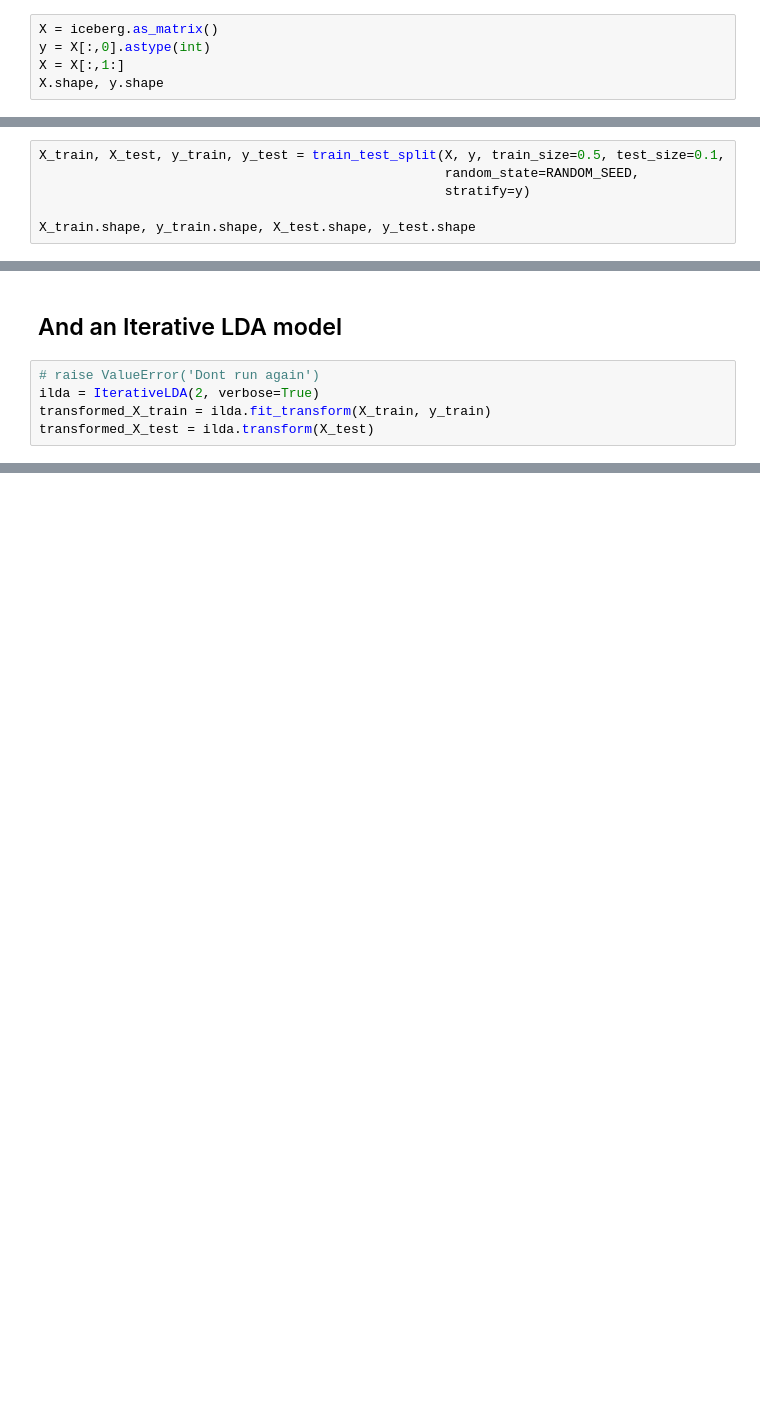
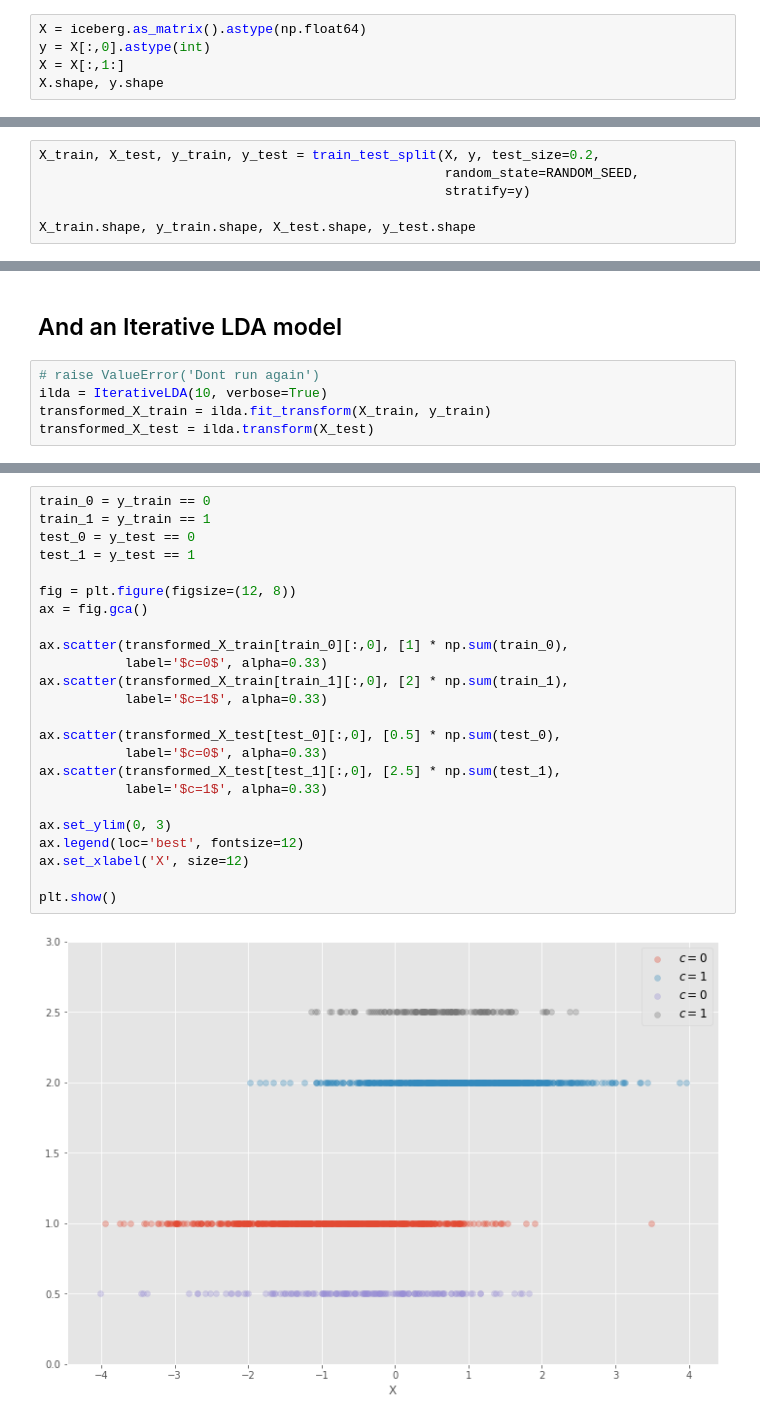
Before and after one commit to guydav/minerva, a Jupyter notebook: notebooks/CS156/0.X Final Project - Iceberg Kaggle.ipynb, the cells around one changed output, grey strips where cells are left out. Cells and saved outputs as stored; diff of their text form; blank space fills up the shorter version.

Commit message:
CS156 WIP on visualizations, mostly

```diff
--- a/notebooks/CS156/0.X Final Project - Iceberg Kaggle.ipynb
+++ b/notebooks/CS156/0.X Final Project - Iceberg Kaggle.ipynb
@@ -67,7 +95,7 @@ cols = iceberg.columns.tolist()
 cols = cols[1:2] + cols[0:1] + cols[2:]
 iceberg = iceberg[cols]
 # %%
-X = iceberg.as_matrix()
+X = iceberg.as_matrix().astype(np.float64)
 y = X[:,0].astype(int)
 X = X[:,1:]
 X.shape, y.shape
@@ -74,7 +104,7 @@ X.shape, y.shape
 # %% [markdown]
 ## Fit an LDA model to the entire data-set
 # %%
-X_train, X_test, y_train, y_test = train_test_split(X, y, train_size=0.5, test_size=0.1,
+X_train, X_test, y_train, y_test = train_test_split(X, y, test_size=0.2,
                                                     random_state=RANDOM_SEED,
                                                     stratify=y)
 
@@ -88,6 +123,6 @@ print(np.sum(lda.predict(X_test) == y_test) / y_test.shape[0])
 ## And an Iterative LDA model
 # %%
 # raise ValueError('Dont run again')
-ilda = IterativeLDA(2, verbose=True)
+ilda = IterativeLDA(10, verbose=True)
 transformed_X_train = ilda.fit_transform(X_train, y_train)
 transformed_X_test = ilda.transform(X_test)
@@ -105,0 +171,26 @@ print(np.sum(svm.predict(transformed_X_test) == y_test) / y_test.shape[0])
+# %%
+train_0 = y_train == 0
+train_1 = y_train == 1
+test_0 = y_test == 0
+test_1 = y_test == 1
+
+fig = plt.figure(figsize=(12, 8))
+ax = fig.gca()
+
+ax.scatter(transformed_X_train[train_0][:,0], [1] * np.sum(train_0),
+           label='$c=0$', alpha=0.33)
+ax.scatter(transformed_X_train[train_1][:,0], [2] * np.sum(train_1),
+           label='$c=1$', alpha=0.33)
+
+ax.scatter(transformed_X_test[test_0][:,0], [0.5] * np.sum(test_0),
+           label='$c=0$', alpha=0.33)
+ax.scatter(transformed_X_test[test_1][:,0], [2.5] * np.sum(test_1),
+           label='$c=1$', alpha=0.33)
+
+ax.set_ylim(0, 3)
+ax.legend(loc='best', fontsize=12)
+ax.set_xlabel('X', size=12)
+
+plt.show()
+# %% [output]
+[figure, added]
```
Also changed, not shown: parts of 15 cells of this notebook, 2 other files.
